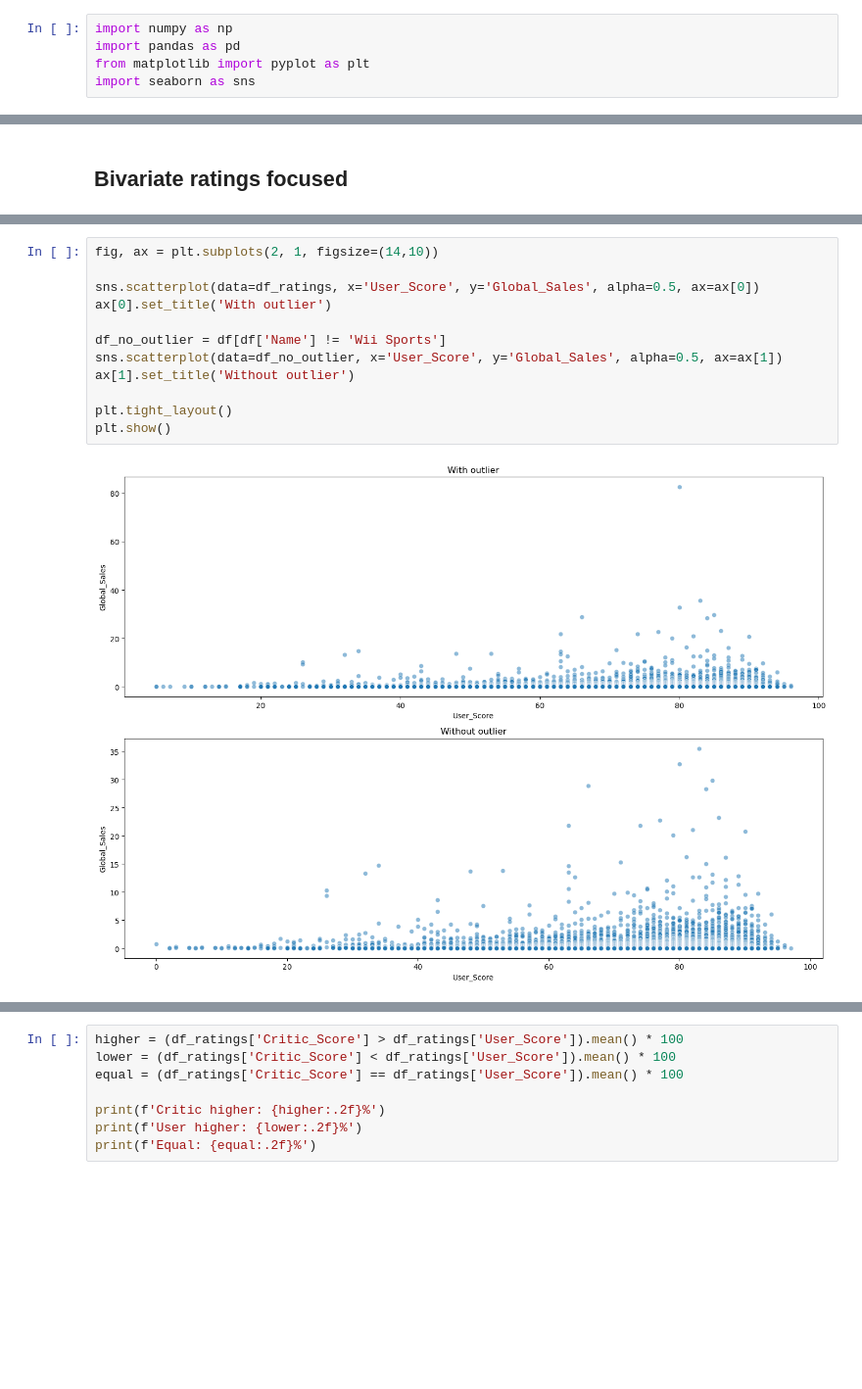
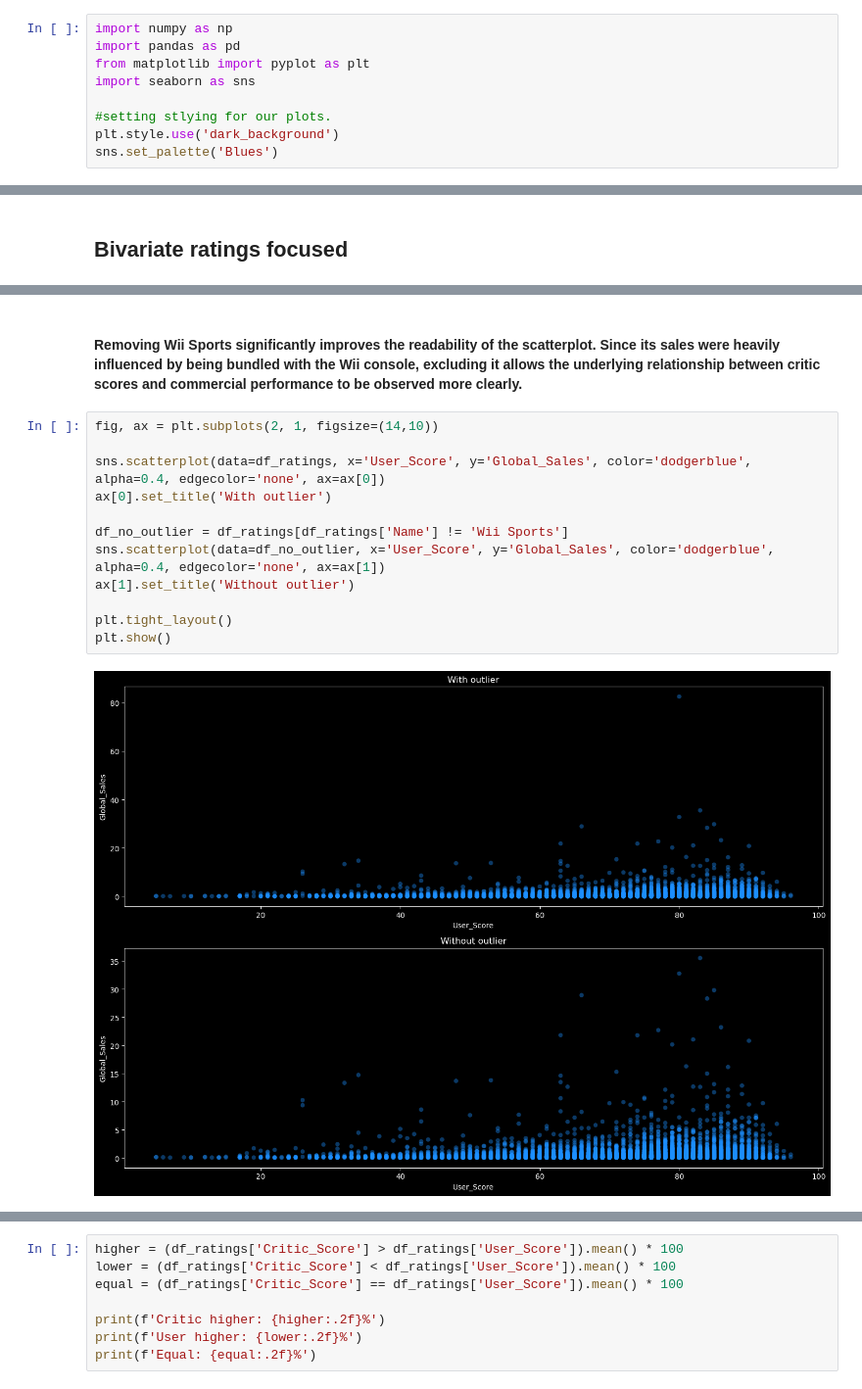
Before and after one commit to samisiraj/video-game-sales-eda, a Jupyter notebook: notebooks/eda.ipynb, the cells around one changed output, grey strips where cells are left out. Shown at 98% size. Saved outputs shown, nothing was run; the diff lists cells and outputs as text; blank space fills up the shorter version.

```diff
--- a/notebooks/eda.ipynb
+++ b/notebooks/eda.ipynb
@@ -3,3 +9,7 @@ import numpy as np
 import pandas as pd
 from matplotlib import pyplot as plt
 import seaborn as sns
+
+#setting stlying for our plots.
+plt.style.use('dark_background')
+sns.set_palette('Blues')
@@ -275,14 +351,16 @@ plt.show()
+# %% [markdown]
+#### Removing Wii Sports significantly improves the readability of the scatterplot. Since its sales were heavily influenced by being bundled with the Wii console, excluding it allows the underlying relationship between critic scores and commercial performance to be observed more clearly.
 # %%
 fig, ax = plt.subplots(2, 1, figsize=(14,10))
 
-sns.scatterplot(data=df_ratings, x='User_Score', y='Global_Sales', alpha=0.5, ax=ax[0])
+sns.scatterplot(data=df_ratings, x='User_Score', y='Global_Sales', color='dodgerblue', alpha=0.4, edgecolor='none', ax=ax[0])
 ax[0].set_title('With outlier')
 
-df_no_outlier = df[df['Name'] != 'Wii Sports']
-sns.scatterplot(data=df_no_outlier, x='User_Score', y='Global_Sales', alpha=0.5, ax=ax[1])
+df_no_outlier = df_ratings[df_ratings['Name'] != 'Wii Sports']
+sns.scatterplot(data=df_no_outlier, x='User_Score', y='Global_Sales', color='dodgerblue', alpha=0.4, edgecolor='none', ax=ax[1])
 ax[1].set_title('Without outlier')
 
 plt.tight_layout()
 plt.show()
 # %% [output]
-[figure, old version]
+[figure, new version]
```
Also changed, not shown: parts of 56 cells of this notebook.
